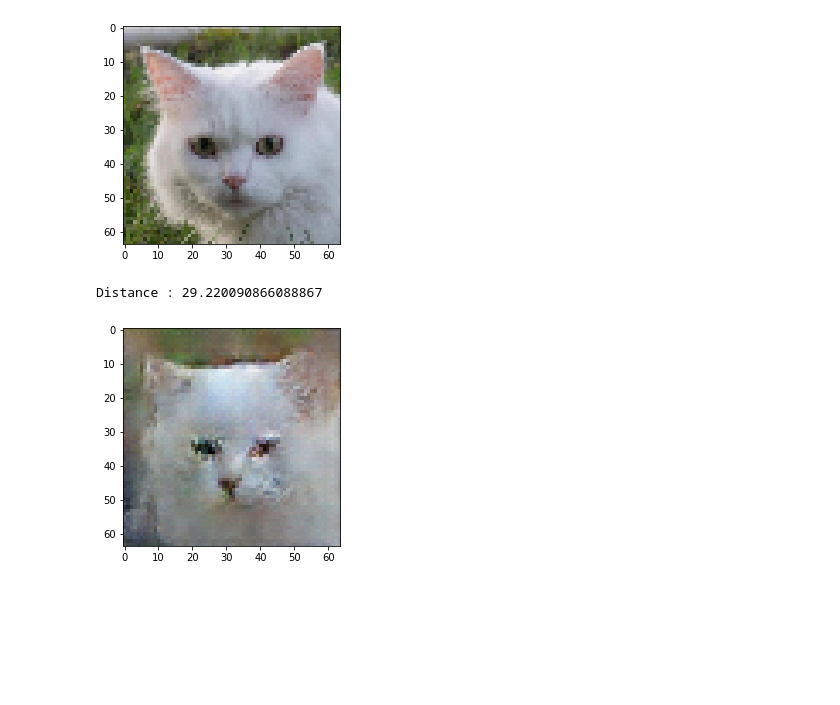
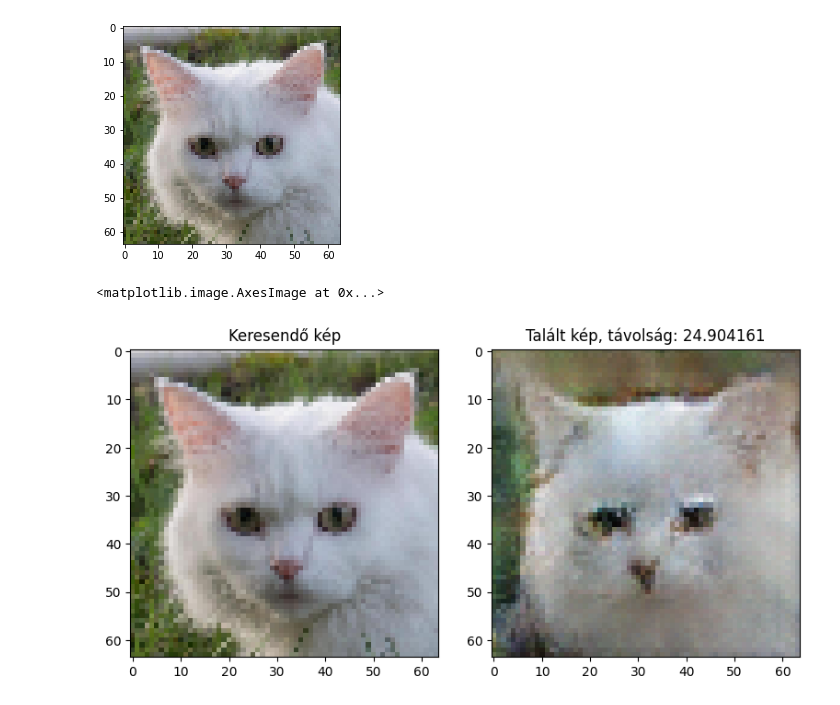
Before and after one commit to DanielNagy97/diplomamunka, a Jupyter notebook: docs/notebooks/WanderingInLatentDim.ipynb, the cells around one changed output. Cells and saved outputs as stored; diff of their text form; code cells hidden in the pictures; blank space fills up the shorter version.

```diff
--- a/docs/notebooks/WanderingInLatentDim.ipynb
+++ b/docs/notebooks/WanderingInLatentDim.ipynb
@@ -157,7 +150,7 @@ def gradient_descent_momentum(goal_image, starting_noise, step_size, momentum, s
 
     change = 0
     losses = []
-    for i in range(steps + 1):
+    for i in range(steps):
         with tf.GradientTape() as g_tape:
             g_tape.watch(noise)
 
@@ -174,5 +167,8 @@ def gradient_descent_momentum(goal_image, starting_noise, step_size, momentum, s
             plt.show()
 
         losses.append(loss)
+    generated_image = generator(noise, training=False)[0][0]
+    loss = tf.norm(goal_image - generated_image)
+    losses.append(loss)
     return noise, losses
 # %%
@@ -246,13 +251,21 @@ plt.imshow(denormalize_image(resized))
 [figure]
 # %%
 tf.random.set_seed(26)
-noise = tf.random.normal([1, latent_dim])
+noise = tf.random.uniform([1, latent_dim], minval=-1, maxval=1)
 
-found_noise, _ = gradient_descent_momentum(resized, noise, step_size=0.1, momentum=0.8, steps=20)
+found_noise, _ = gradient_descent_momentum(resized, noise, step_size=0.03, momentum=0.9, steps=70)
 
 found_image = generator(found_noise, training=False)[0][0]
-plt.imshow(denormalize_image(found_image))
-print(f"Distance : {tf.norm(resized - found_image)}")
+
+distance = tf.norm(resized - found_image)
+
+fig, axes = plt.subplots(figsize=(8, 4), nrows=1, ncols=2, dpi=100)
+plt.tight_layout()
+axes[0].set_title("Keresendő kép")
+axes[0].imshow(denormalize_image(resized), interpolation='none')
+
+axes[1].set_title("Talált kép" + ", távolság: " + str(distance.numpy()))
+axes[1].imshow(denormalize_image(found_image), interpolation='none')
 # %% [output]
-Distance : 29.220090866088867
+<matplotlib.image.AxesImage at 0x...>
-[figure, old version]
+[figure, new version]
```
Also changed, not shown: parts of 10 cells of this notebook, 4 other files.
